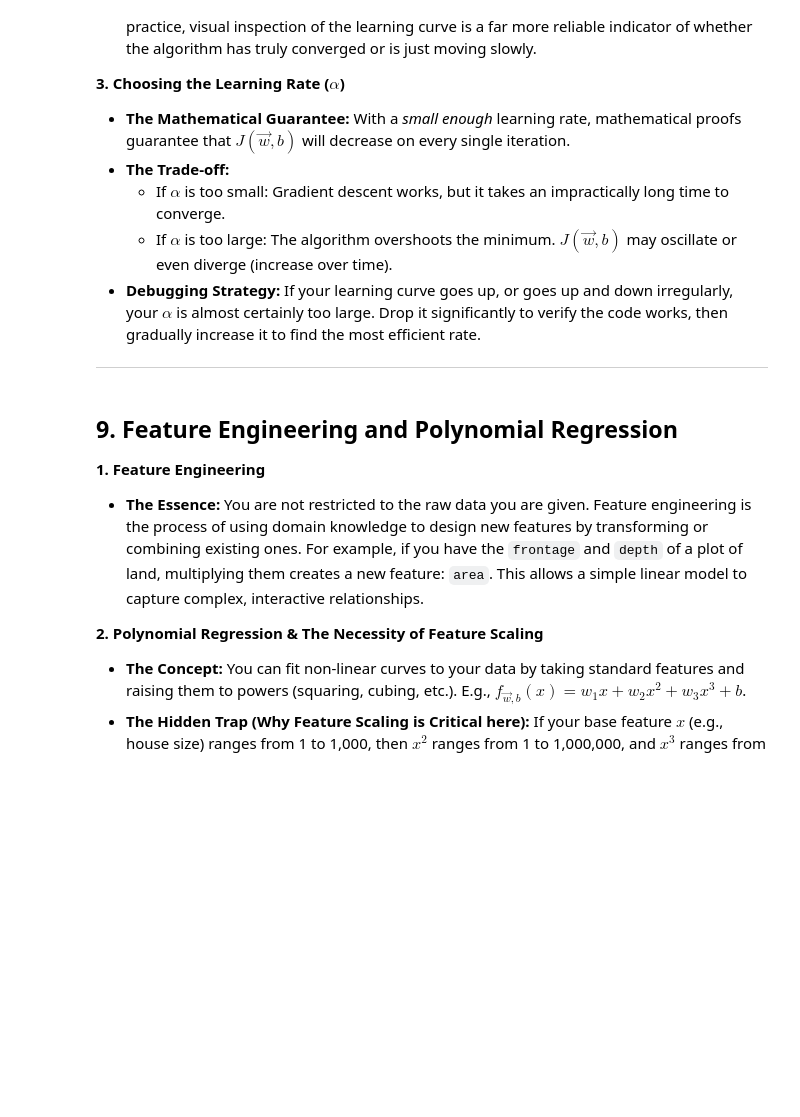
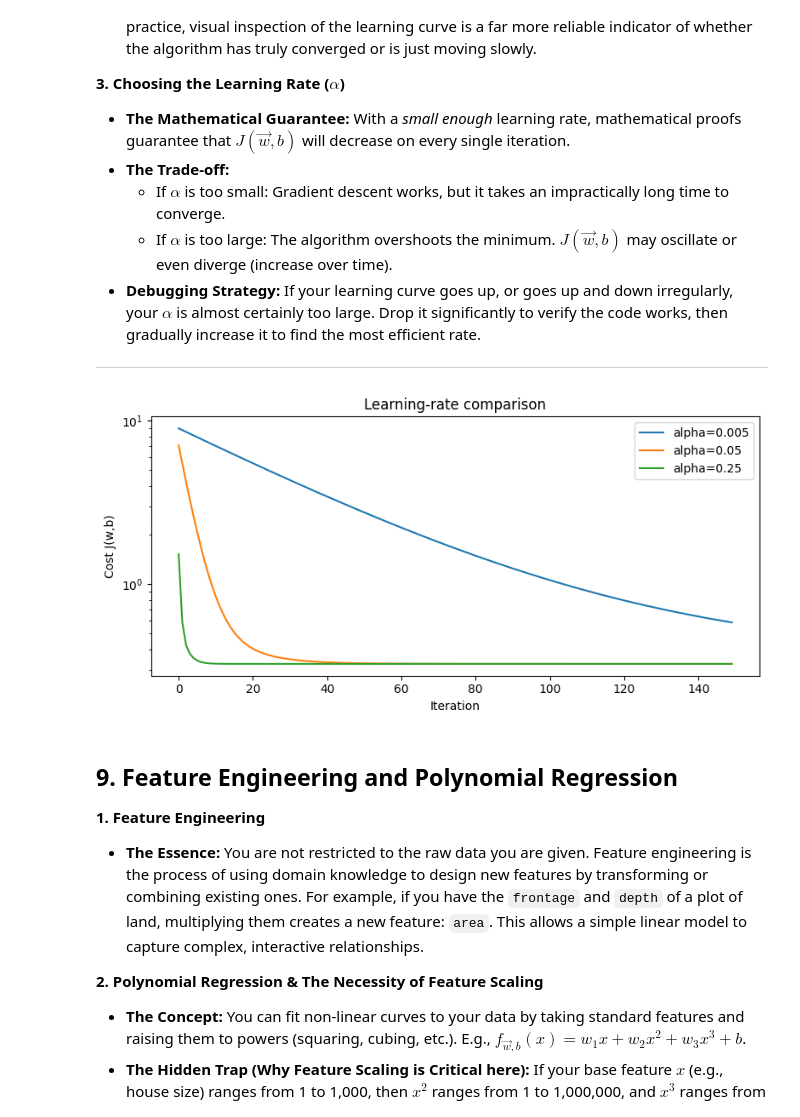
Before and after one commit to haosenhuo2006/python_learning, a Jupyter notebook: machine_learning.ipynb, the cells around one changed output. Drawn from its saved outputs; the diff is of its cells as text; code cells hidden in the pictures; blank space fills up the shorter version.

```diff
--- a/machine_learning.ipynb
+++ b/machine_learning.ipynb
@@ -652,21 +668,23 @@ To ensure Gradient Descent is effectively minimizing the cost function $J(\vec{w
 # %%
 # Compare several learning rates on the same linear-regression problem.
 learning_rates = [0.005, 0.05, 0.25]
 
-plt.figure(figsize=(8, 4))
+fig = plt.figure(figsize=(8, 4))
 for alpha in learning_rates:
     _, _, alpha_history = fit_linear_gd(
         X, y, learning_rate=alpha, steps=150
     )
     plt.plot(alpha_history, label=f"alpha={alpha}")
 
 plt.yscale("log")
 plt.xlabel("Iteration")
 plt.ylabel("Cost J(w,b)")
 plt.title("Learning-rate comparison")
 plt.legend()
 plt.tight_layout()
-plt.show()
+show_plot(fig)
+# %% [output]
+[figure, added]
 # %% [markdown]
 ## 9. Feature Engineering and Polynomial Regression
 
```
Also changed, not shown: parts of 6 cells of this notebook, 4 other files.
